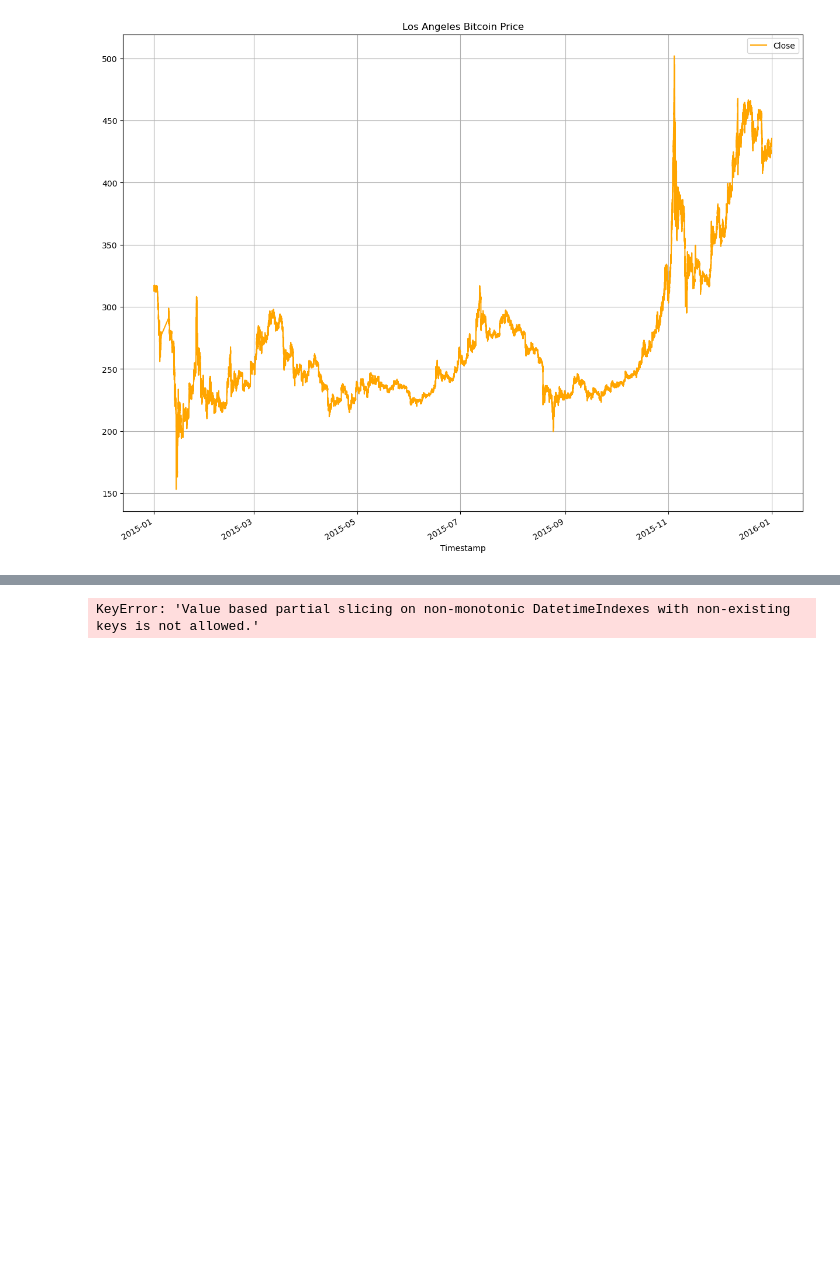
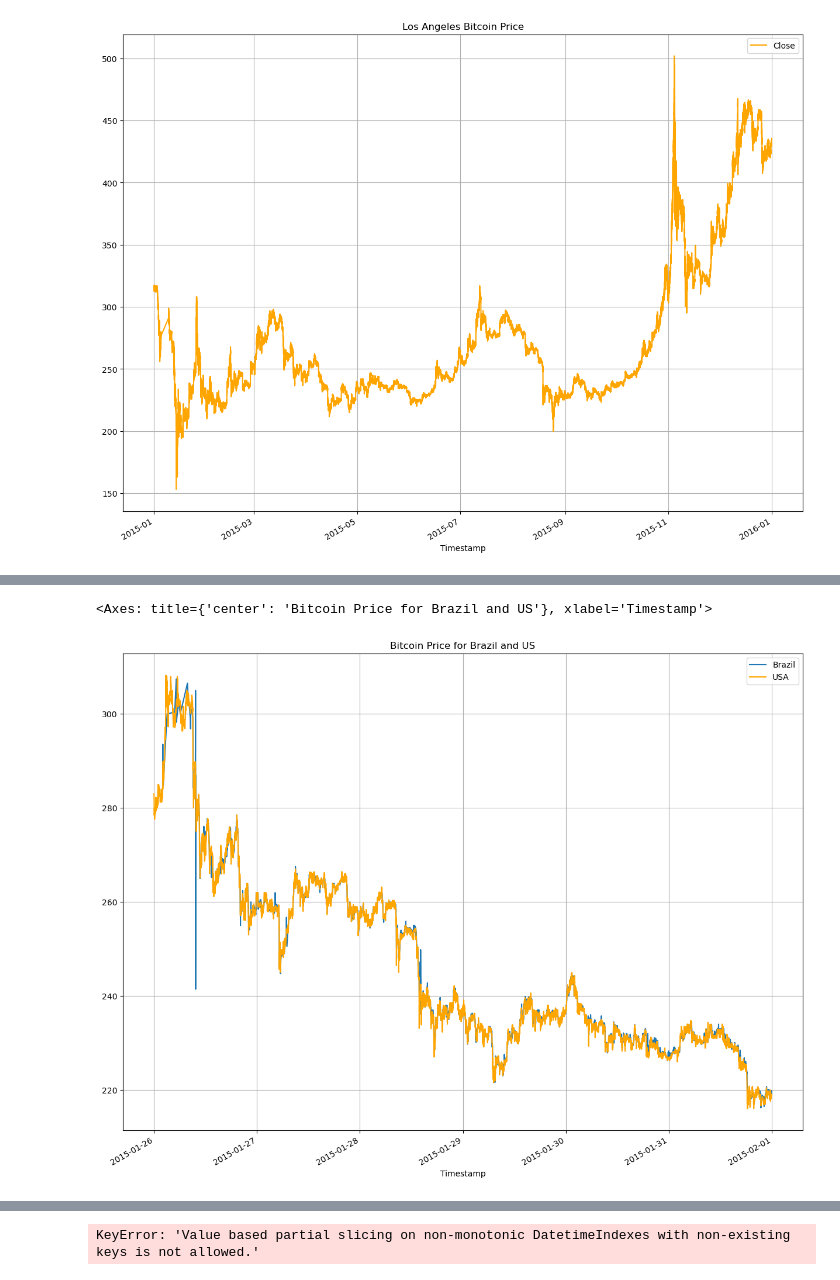
Before and after one commit to adisureka/Fintech, a Jupyter notebook: arbitrage.ipynb, the cells around one changed output, grey strips where cells are left out. Cells and saved outputs as stored; diff of their text form; code cells hidden in the pictures; blank space fills up the shorter version.

```diff
--- a/arbitrage.ipynb
+++ b/arbitrage.ipynb
@@ -109,0 +139,6 @@ dfl.plot(figsize=(15,12), title= "Los Angeles Bitcoin Price", grid= True, color
+# %%
+dfb.loc[dfb.index.isin(pd.date_range("2015-01-26", "2015-02-01", freq="s"))]["Close"].plot(figsize=(15,12), title= "Bitcoin Price for Brazil and US", grid=True, legend= True, label = "Brazil")
+dfl.loc[dfl.index.isin(pd.date_range("2015-01-26", "2015-02-01", freq="s"))]["Close"].plot(figsize=(15,12), grid= True, color = "orange", legend = True, label = "USA")
+# %% [output]
+<Axes: title={'center': 'Bitcoin Price for Brazil and US'}, xlabel='Timestamp'>
+[figure, added]
```
Also changed, not shown: parts of 29 cells of this notebook.
